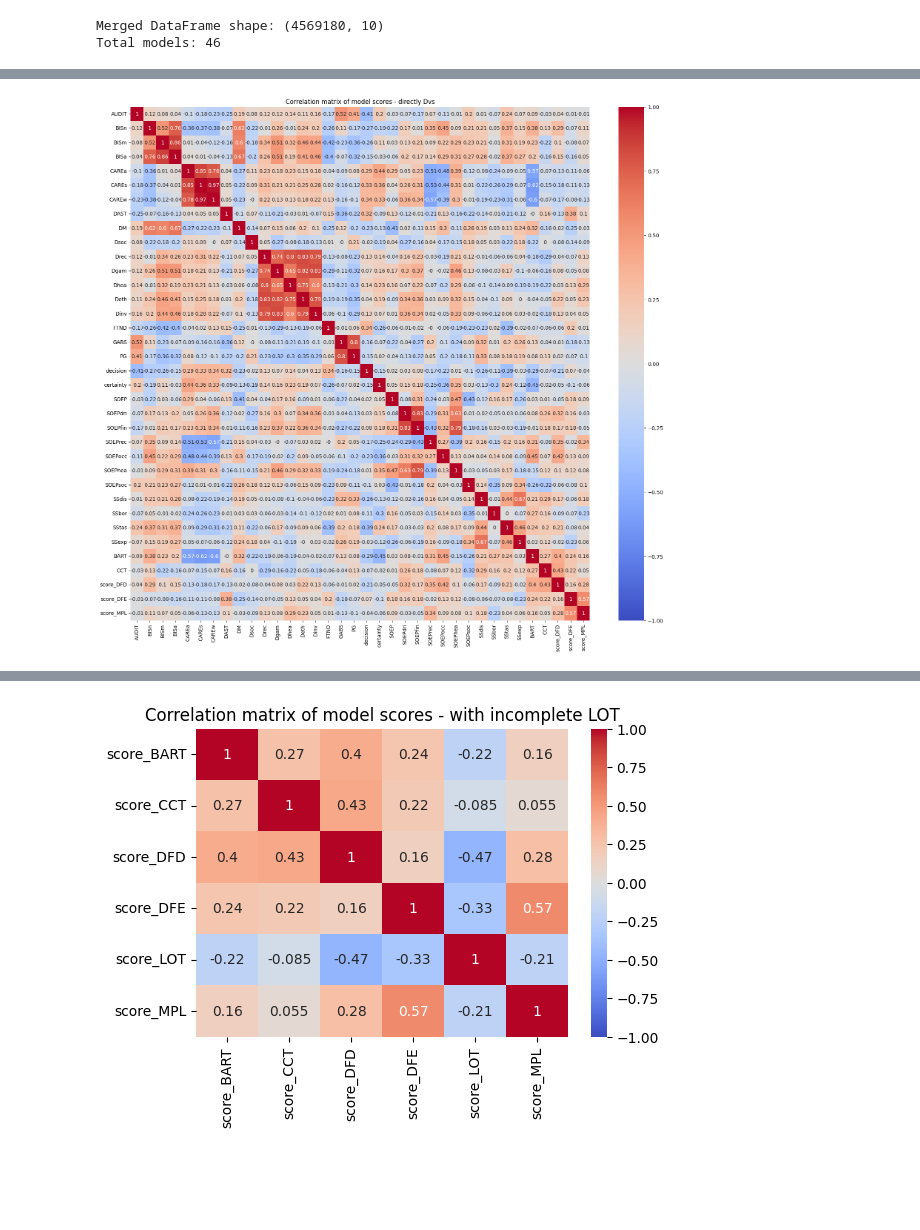
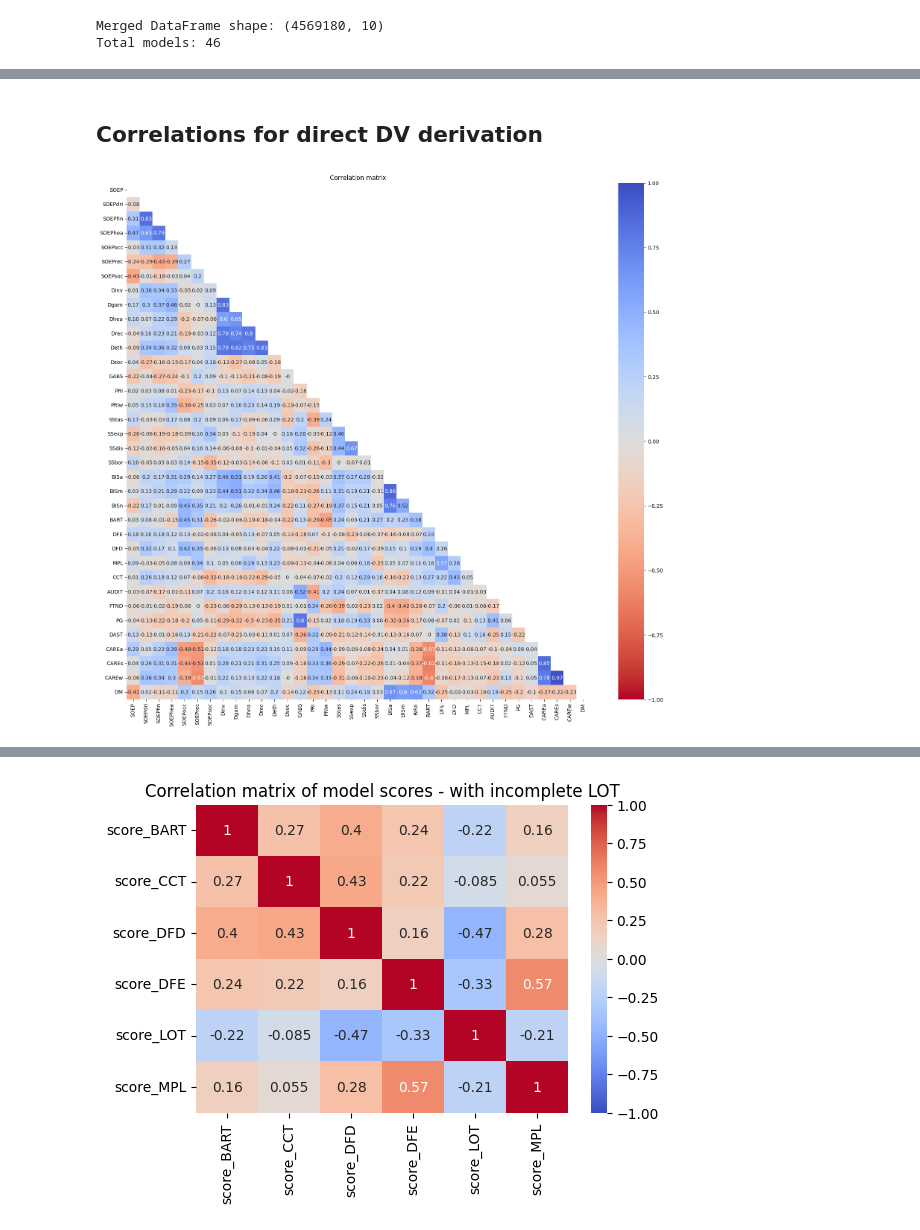
Before and after one commit to jelenameyer/GenInLLM, a Jupyter notebook: data_analysis/data_wrangling_DVlevel.ipynb, the cells around one changed output, grey strips where cells are left out. Saved outputs shown, nothing was run; the diff lists cells and outputs as text; code cells hidden in the pictures; blank space fills up the shorter version.

Commit message:
change corr matrix appearence to align with frey

```diff
--- a/data_analysis/data_wrangling_DVlevel.ipynb
+++ b/data_analysis/data_wrangling_DVlevel.ipynb
@@ -565,9 +565,10 @@ model_item_scores_PRI_aggregated = wrapper_for_categories(PRI_data, map_cats_nam
 
 # add_new_df
 DV_data = pd.merge(DV_data,
-                    model_item_scores_PRI_aggregated,
+                    model_item_scores_PRI_aggregated.rename(columns={"decision": "PRI", "certainty": "PRIw"}),
                     on="model",
                     how = "outer")
+DV_data
 # %% [output]
 Merged DataFrame shape: (1110624, 13)
 Total models: 46
@@ -743,7 +762,7 @@ model_item_scores_DFD_aggregated = calc_one_DV_per_task(data = DFD_data, human_d
 # add_new_df
 DV_data = pd.merge(
     DV_data,
-    model_item_scores_DFD_aggregated[["model", "score"]].rename(columns={"score": "score_DFD"}),
+    model_item_scores_DFD_aggregated[["model", "score"]].rename(columns={"score": "DFD"}),
     on="model",
     how="outer"
 )
@@ -770,7 +789,7 @@ model_item_scores_DFE_aggregated = calc_one_DV_per_task(data = DFE_data, human_d
 # add_new_df
 DV_data = pd.merge(
     DV_data,
-    model_item_scores_DFE_aggregated[["model", "score"]].rename(columns={"score": "score_DFE"}),
+    model_item_scores_DFE_aggregated[["model", "score"]].rename(columns={"score": "DFE"}),
     on="model",
     how="outer"
 )
@@ -826,7 +845,7 @@ model_item_scores_MPL_aggregated = calc_one_DV_per_task(data = MPL_data, human_d
 # add_new_df
 DV_data = pd.merge(
     DV_data,
-    model_item_scores_MPL_aggregated[["model", "score"]].rename(columns={"score": "score_MPL"}),
+    model_item_scores_MPL_aggregated[["model", "score"]].rename(columns={"score": "MPL"}),
     on="model",
     how="outer"
 )
@@ -859,12 +857,38 @@ DV_data
+# %% [markdown]
+## Correlations for direct DV derivation
 # %%
 # Compute correlation matrix (only for numeric columns)
 numeric_df = DV_data.drop(columns=['model'])
 corr = numeric_df.corr().round(2)
 
+# reorder to compare with human data
+order = ['SOEP', 'SOEPdri', 'SOEPfin', 'SOEPhea', 'SOEPocc', 'SOEPrec', 'SOEPsoc',
+        'Dinv', 'Dgam', 'Dhea', 'Drec', 'Deth', 'Dsoc', 'GABS', 'PRI', 'PRIw',
+        'SStas', 'SSexp', 'SSdis', 'SSbor', 'BISa', 'BISm', 'BISn', 'BART', 'DFE', 'DFD', 'MPL', 'CCT',
+         'AUDIT', 'FTND', 'PG', 'DAST', 'CAREa', 'CAREs', 'CAREw', 'DM']
+
+corr_reordered = corr.loc[order, order].round(2)
+
 # Display it as a heatmap
+# plt.figure(figsize=(20, 18))
+# sns.heatmap(corr, annot=True, cmap="coolwarm_r", vmin=-1, vmax=1)
+# plt.title("Correlation matrix of model scores")
+# plt.show()
+
+# Create a mask for the upper triangle
+mask = np.triu(np.ones_like(corr_reordered, dtype=bool))
+
+# Plot heatmap with mask
 plt.figure(figsize=(20, 18))
-sns.heatmap(corr, annot=True, cmap="coolwarm", vmin=-1, vmax=1)
-plt.title("Correlation matrix of model scores - directly Dvs")
+sns.heatmap(
+    corr_reordered,
+    mask=mask,
+    annot=True,
+    cmap="coolwarm_r",
+    vmin=-1,
+    vmax=1
+)
+plt.title("Correlation matrix")
 plt.show()
 # %% [output]
-[figure, old version]
+[figure, new version]
```
Also changed, not shown: parts of 5 cells of this notebook, 1 other file.
